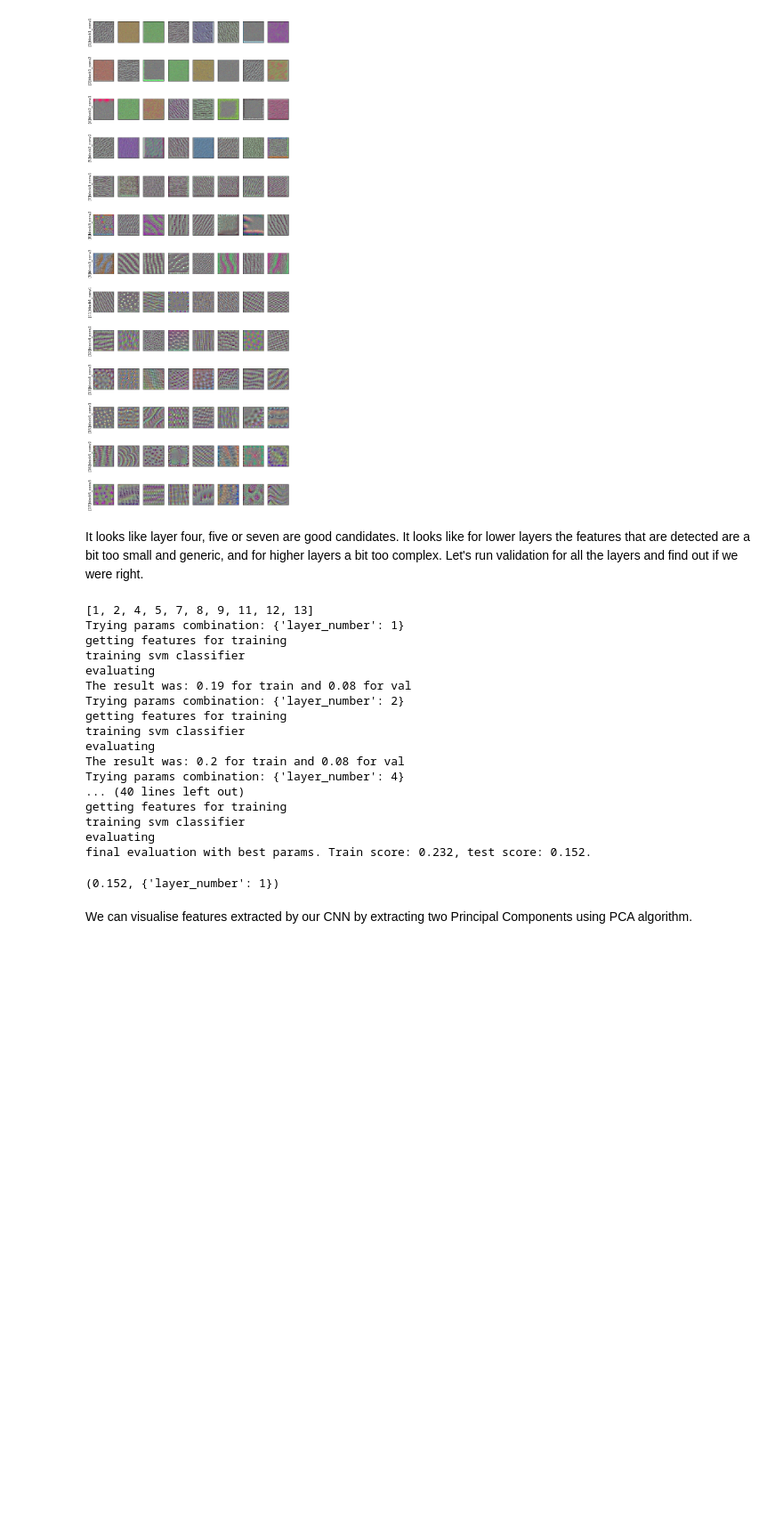
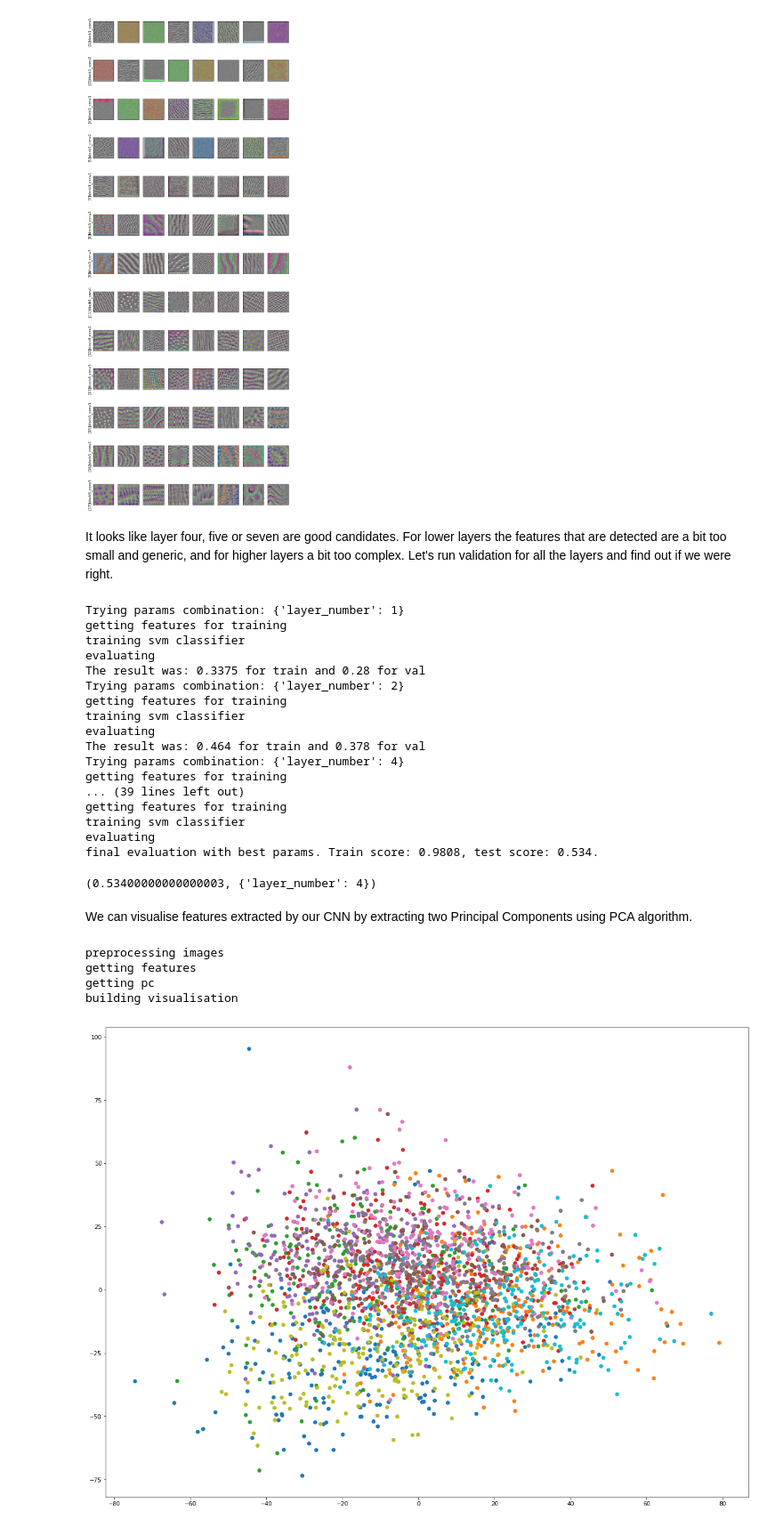
Before and after one commit to asiakaczmar/cifar_classifiers, a Jupyter notebook: Cifar classifiers presentation.ipynb, the cells around one changed output. Shown at 89% size. Drawn from its saved outputs; the diff is of its cells as text; code cells hidden in the pictures; blank space fills up the shorter version.

```diff
--- a/Cifar classifiers presentation.ipynb
+++ b/Cifar classifiers presentation.ipynb
@@ -82,38 +84,44 @@ plot_images(filter_images,size=(10, 26), columns=8, rows=13, row_names=conv_laye
 # %% [output]
 [figure]
 # %% [markdown]
-It looks like layer four, five or seven are good candidates. It looks like for lower layers the features that are detected are a bit too small and generic, and for higher layers a bit too complex. Let's run validation for all the layers and find out if we were right.
+It looks like layer four, five or seven are good candidates. For lower layers the features that are detected are a bit too small and generic, and for higher layers a bit too complex. Let's run validation for all the layers and find out if we were right.
 # %%
 from deep_classifier import run_search_and_evaluation_deep
 
 layers = [e for e, layer in enumerate(model.layers[:-4])
             if 'conv' in layer.name]
 params_to_test = {'layer_number': layers}
-run_search_and_evaluation_deep(model, train_images, train_labels, test_images, test_labels, params_to_test)
+run_search_and_evaluation_deep(model, train_images[::2], train_labels[::2], test_images[::2], test_labels[::2], params_to_test)
 # %% [output]
-[1, 2, 4, 5, 7, 8, 9, 11, 12, 13]
 Trying params combination: {'layer_number': 1}
 getting features for training
 training svm classifier
 evaluating
-The result was: 0.19 for train and 0.08 for val
+The result was: 0.3375 for train and 0.28 for val
 Trying params combination: {'layer_number': 2}
 getting features for training
 training svm classifier
 evaluating
-The result was: 0.2 for train and 0.08 for val
+The result was: 0.464 for train and 0.378 for val
 Trying params combination: {'layer_number': 4}
-... (40 lines left out)
+getting features for training
+... (39 lines left out)
 getting features for training
 training svm classifier
 evaluating
-final evaluation with best params. Train score: 0.232, test score: 0.152.
+final evaluation with best params. Train score: 0.9808, test score: 0.534.
-(0.152, {'layer_number': 1})
+(0.53400000000000003, {'layer_number': 4})
 # %% [markdown]
 We can visualise features extracted by our CNN by extracting two Principal Components using PCA algorithm.
 # %%
 best_params = {'layer_number': 4}
 from deep_classifier import run_pca_visualisation
-run_pca_visualisation(model, train_images, best_params, train_labels)
+run_pca_visualisation(model, train_images[::2], best_params, train_labels[::2])
+# %% [output]
+preprocessing images
+getting features
+getting pc
+building visualisation
+[figure, added]
 # %% [markdown]
 ## Conclusion
```
Also changed, not shown: parts of 3 cells of this notebook, 1 other file.
